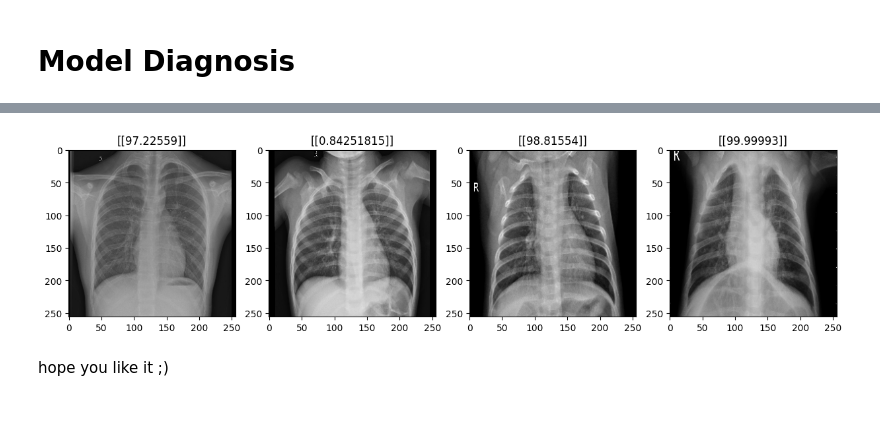
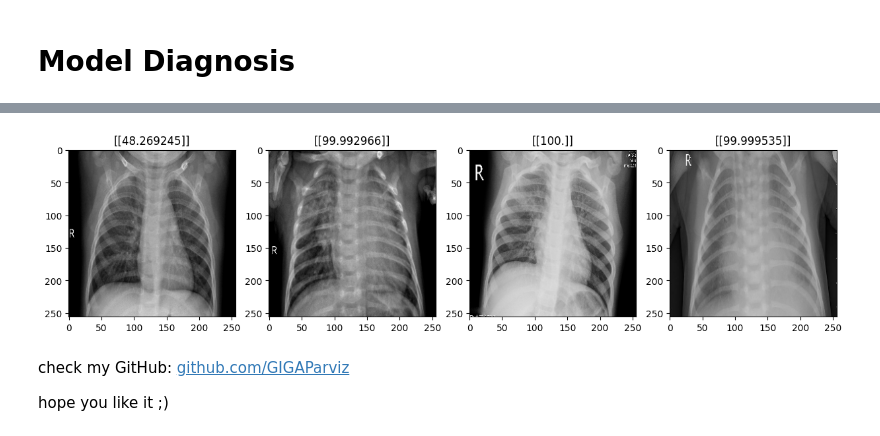
Before and after one commit to GIGAParviz/Pneumonia-chest-prediction-with-CNN, a Jupyter notebook: pneumonia_chest_x_ray.ipynb, the cells around one changed output, grey strips where cells are left out. Saved outputs shown, nothing was run; the diff lists cells and outputs as text; code cells hidden in the pictures.

```diff
--- a/pneumonia_chest_x_ray.ipynb
+++ b/pneumonia_chest_x_ray.ipynb
@@ -122,10 +100,10 @@ from keras import layers
 input = Input(shape=(256,256,3))
 layer1 = Conv2D(256 , (4,4) , strides=(2,2) , activation='relu')(input)
 layer2 = MaxPooling2D(2)(layer1)
-layer3 = Conv2D(256 , (4,4) , strides=(2,2) , padding='same' , activation='relu')(layer2)
+layer3 = Conv2D(256 , (4,4) , strides=(2,2) , padding='valid' , activation='relu')(layer2)
 layer4 = MaxPooling2D(2)(layer3)
-layer5 = Conv2D(150 , (4,4) , strides=(2,2) , padding='same' , activation='relu')(layer4)
-layer6 = Conv2D(100 , (4,4) , strides=(2,2) , padding='same' , activation='relu')(layer5)
+layer5 = Conv2D(150 , (4,4) , strides=(2,2) , padding='valid' , activation='relu')(layer4)
+layer6 = Conv2D(100 , (4,4) , strides=(2,2) , padding='valid' , activation='relu')(layer5)
 layer7 = AveragePooling2D(2)(layer6)
 flat = Flatten()(layer7)
 layer8 = Dense(250 , activation='relu')(flat)
@@ -146,6 +124,6 @@ keras.utils.plot_model(model)
 # %%
 model.compile(loss=tf.losses.BinaryCrossentropy(),
-              optimizer='adam',
+              optimizer='nadam',
               metrics=['accuracy']
               )
 calb = keras.callbacks.ModelCheckpoint('Pnemonia chest x ray.h5' , save_best_only=True)
@@ -201,7 +179,7 @@ import matplotlib.pyplot as plt
 # %%
 fig , ax = plt.subplots(ncols=4 ,figsize=(15,15))
 
-for inx , img in enumerate(batch3[0][4:8]):
+for inx , img in enumerate(batch[0][10:14]):
   ax[inx].imshow(img)
   ax[inx].title.set_text(batch3[1][inx])
 plt.show()
@@ -212,7 +190,7 @@ plt.show()
 # %%
 fig , ax = plt.subplots(ncols=4 ,figsize=(15,15))
 
-for inx , img in enumerate(batch[0][4:8]):
+for inx , img in enumerate(batch[0][10:14]):
   ax[inx].imshow(img)
   img = np.expand_dims(img , axis=0)
   pre = model.predict(img)
@@ -226,3 +204,6 @@ plt.show()
-[figure, old version]
+[figure, new version]
-# %% [markdown]
-hope you like it  ;)
+# %% [markdown]
+check my GitHub:
+[github.com/GIGAParviz](https://github.com/GIGAParviz)
+
+hope you like it  ;)
```
Also changed, not shown: parts of 14 cells of this notebook.
